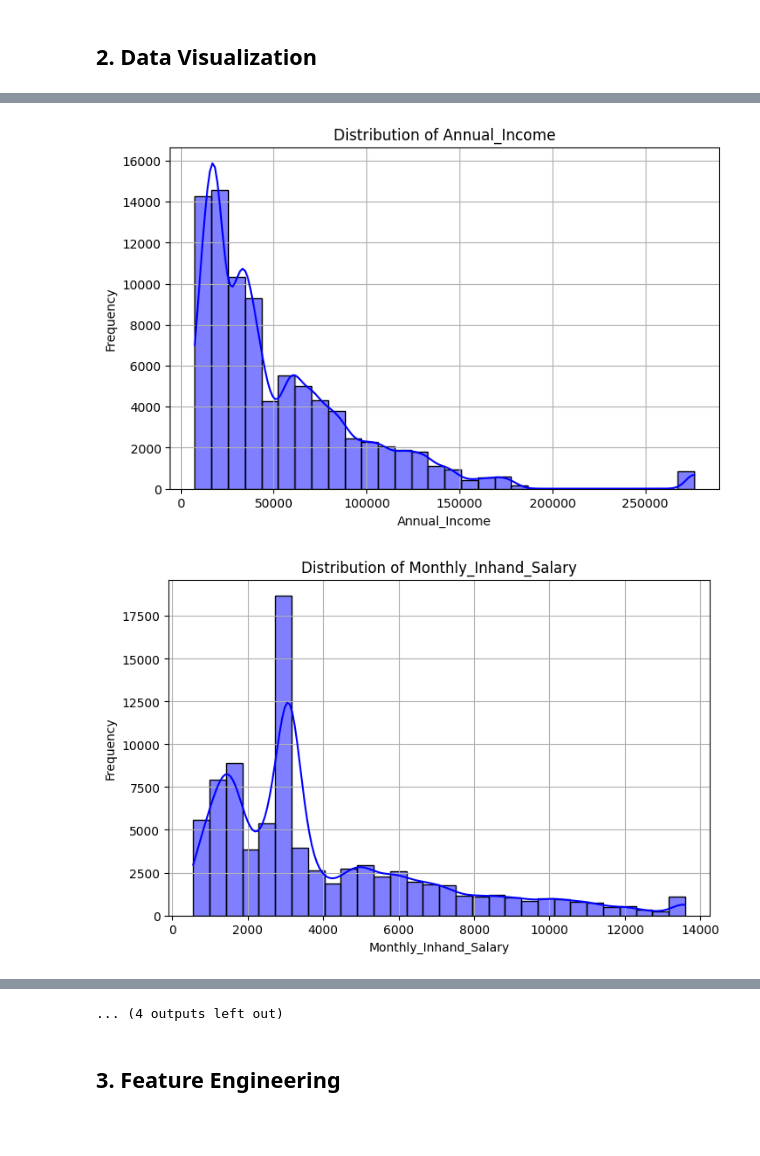
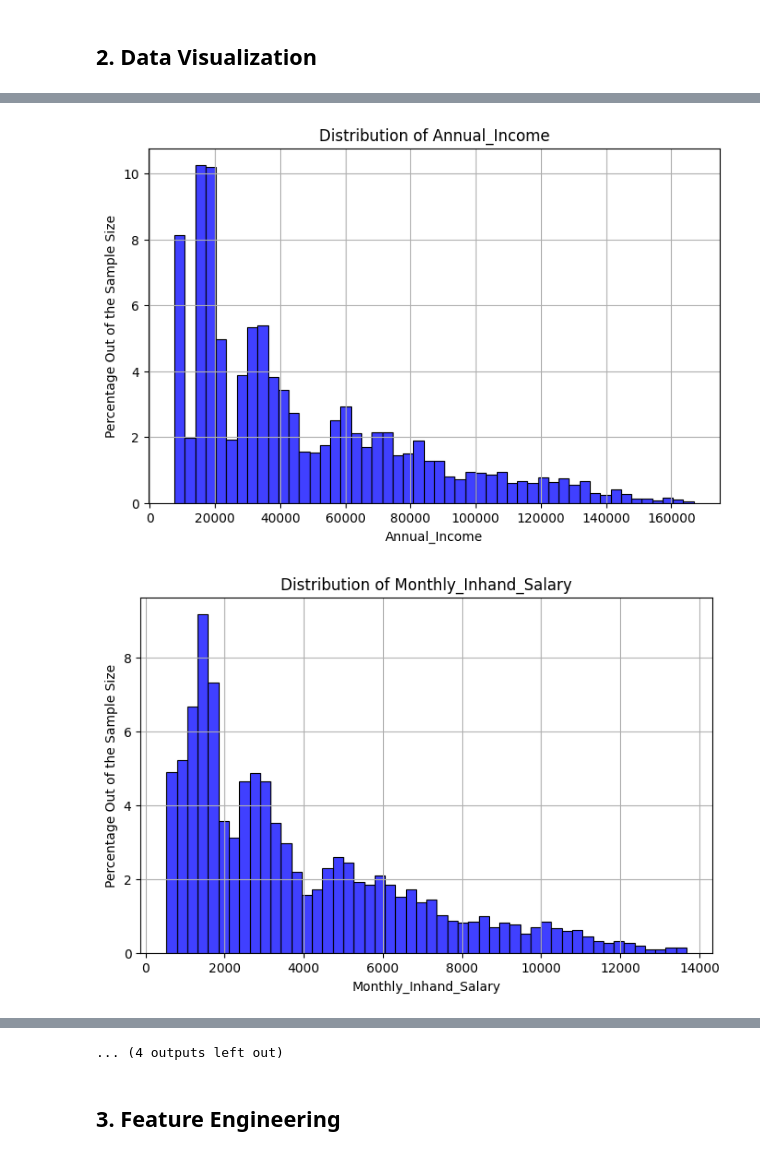
Before and after one commit to jjj1ff/CIS545_Proj, a Jupyter notebook: credict-ziao.ipynb, the cells around one changed output, grey strips where cells are left out. Cells and saved outputs as stored; diff of their text form; code cells hidden in the pictures; blank space fills up the shorter version.

Commit message:
Edited Based on Ziao's Data Clean-up and Visualizations

```diff
--- a/credict-ziao.ipynb
+++ b/credict-ziao.ipynb
@@ -132,15 +191,3 @@ def age2days(text, years=0, months=0):
     return int((years * days_in_year) + (months * days_in_month))
 
 df_cleaned['Credit_History_Age'] = df_cleaned['Credit_History_Age'].apply(age2days)
-
-# Handle Missing Values: Impute with median
-df_cleaned[numerical_columns] = df_cleaned[numerical_columns].apply(
-    lambda x: x.fillna(x.median())
-)
-
-
-# Remove Outliers: Clip to 1st and 99th percentile
-for column in numerical_columns:
-    lower = df_cleaned[column].quantile(0.01)
-    upper = df_cleaned[column].quantile(0.99)
-    df_cleaned[column] = df_cleaned[column].clip(lower, upper)
@@ -146,0 +246,16 @@ for column in numerical_columns:
+# %%
+def drop_outliers_zscore(df, threshold=3):
+
+    # Select only numerical columns
+    numerical_columns = df.select_dtypes(include=['number'])
+
+    # Compute Z-scores
+    z_scores = np.abs((numerical_columns - numerical_columns.mean()) / numerical_columns.std())
+
+    # Keep rows where all Z-scores are within the threshold
+    filtered_df = df[(z_scores < threshold).all(axis=1)]
+
+    return filtered_df
+# %%
+df_cleaned = drop_outliers_zscore(df_cleaned, threshold=3)
+df_cleaned.describe()
@@ -147,5 +272,8 @@ for column in numerical_columns:
 # %% [markdown]
 ### 1.2 Categorical Data
+# %%
+# Handle Missing Values: drop missing values for categorical variables
+df_cleaned = df_cleaned.dropna()
 # %%
 #Replace the '_______' value in the Occupation field with Other
 df_cleaned['Occupation'] = df_cleaned['Occupation'].replace('_______', 'Other')
@@ -174,10 +310,15 @@ Passing `palette` without assigning `hue` is deprecated and will be removed in v
 # Set up visualizations
 for numerical_column in numerical_columns:
     plt.figure(figsize=(8, 5))
-    sns.histplot(df_cleaned[numerical_column], kde=True, bins=30, color='blue', edgecolor='black')
+    sns.histplot(df_cleaned[numerical_column],
+                 stat= 'percent',
+                 kde=False,
+                 bins=50,
+                 color='blue',
+                 edgecolor='black')
     plt.title(f'Distribution of {numerical_column}')
     plt.xlabel(numerical_column)
-    plt.ylabel('Frequency')
+    plt.ylabel('Percentage Out of the Sample Size')
     plt.grid(True)
     plt.show()
 # %% [output]
@@ -185,2 +326,2 @@ for numerical_column in numerical_columns:
-[figure, old version]
+[figure, new version]
-[figure, old version]
+[figure, new version]
```
Also changed, not shown: parts of 24 cells of this notebook.
